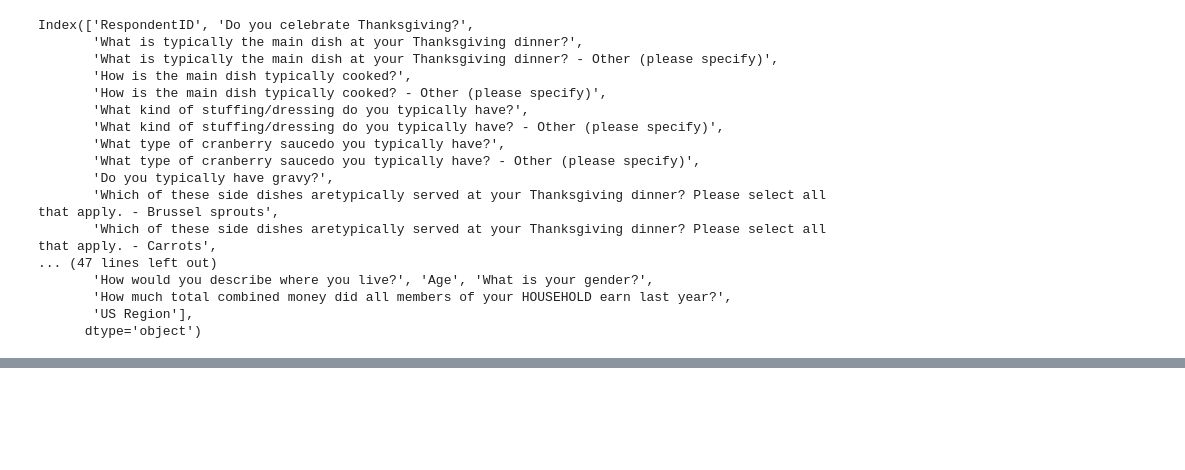
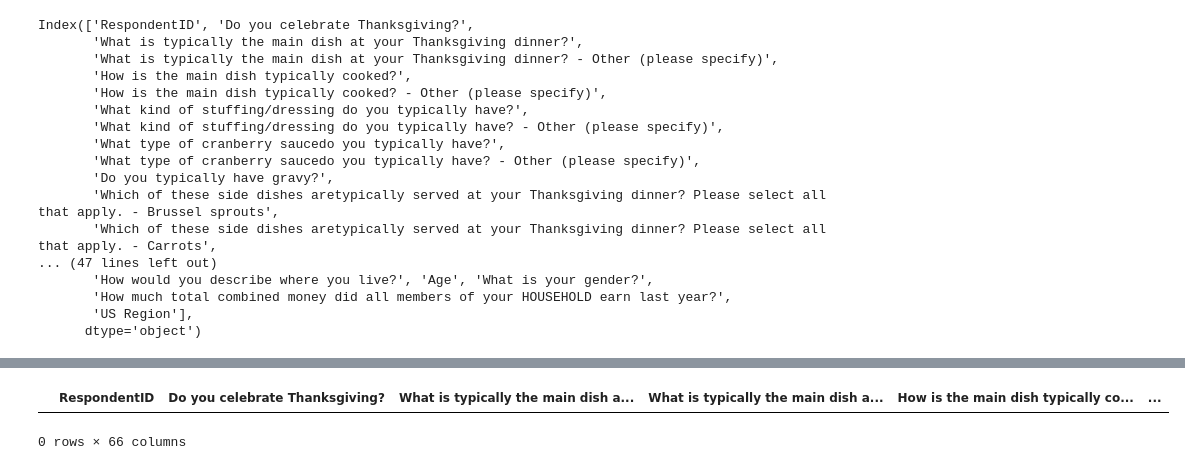
Before and after one commit to annintech-cmyk/data-cleaning-from-scrach-numpy-pandas, a Jupyter notebook: filter.ipynb, the cells around one changed output, grey strips where cells are left out. Cells and saved outputs as stored; diff of their text form; code cells hidden in the pictures; blank space fills up the shorter version.

```diff
--- a/filter.ipynb
+++ b/filter.ipynb
@@ -30,0 +128,2 @@ Index(['RespondentID', 'Do you celebrate Thanksgiving?',
+# %%
+data['int_income'] = data['How much total combined money did all members of your HOUSEHOLD earn last year?'].value_counts()
@@ -30,0 +151,6 @@ Index(['RespondentID', 'Do you celebrate Thanksgiving?',
+# %%
+less_150000 = data[data['int_income'] < 150000]
+less_150000
+# %% [output]
+|  | RespondentID | Do you celebrate Thanksgiving? | What is typically the main dish a... | What is typically the main dish a... | How is the main dish typically co... | ... |
+0 rows × 66 columns
```
Also changed, not shown: parts of 14 cells of this notebook, 2 other files.
